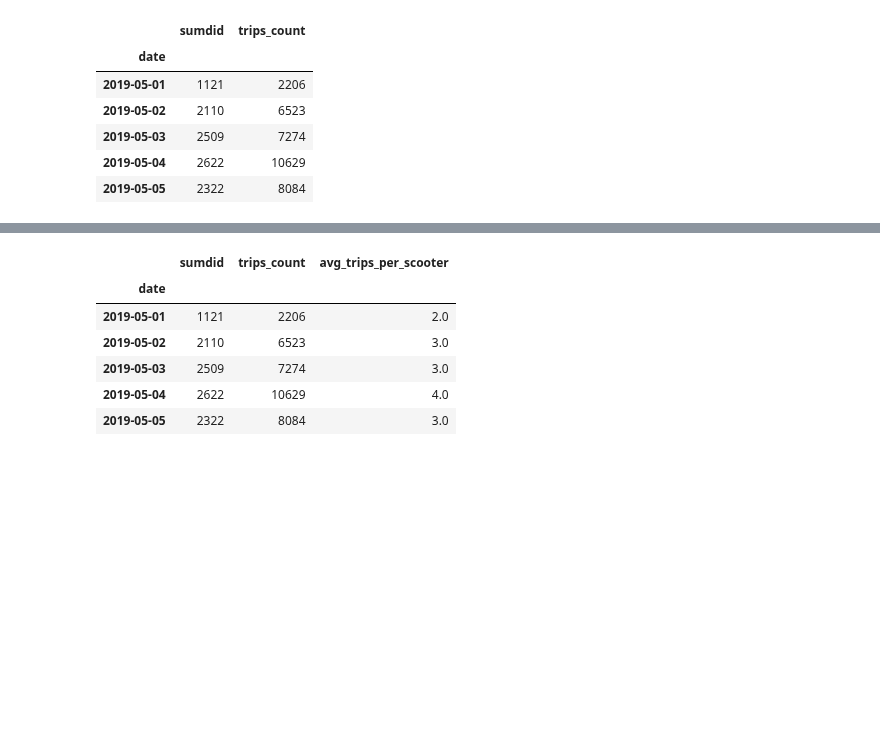
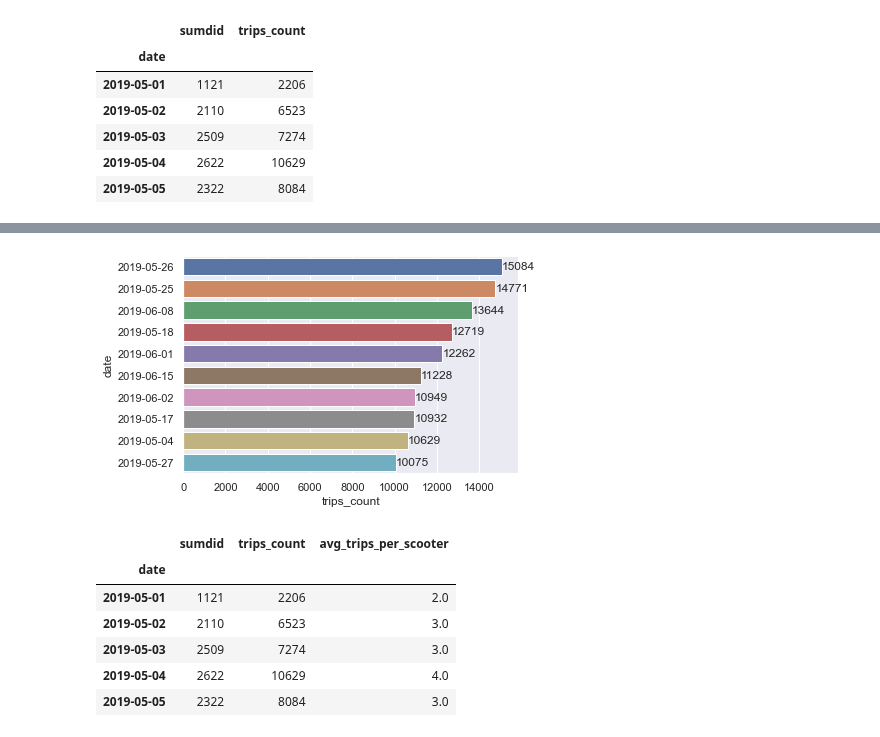
Before and after one commit to NSS-Data-Analytics-Cohort-10/scooters-group-2, a Jupyter notebook: notebooks/scooters.ipynb, the cells around one changed output, grey strips where cells are left out. Saved outputs shown, nothing was run; the diff lists cells and outputs as text; code cells hidden in the pictures; blank space fills up the shorter version.

```diff
--- a/notebooks/scooters.ipynb
+++ b/notebooks/scooters.ipynb
@@ -567,3 +568,7 @@ grouped_use_tpd.head()
 | 2019-05-03 | 2509 | 7274 |
 | 2019-05-04 | 2622 | 10629 |
 | 2019-05-05 | 2322 | 8084 |
+# %%
+max_use_tpd = use_per_day.groupby('date').agg({'trips_count': np.sum}).nlargest(10, 'trips_count')
+max_use_tpd.reset_index(inplace=True)
+max_use_tpd.head()
@@ -570,3 +582,9 @@ grouped_use_tpd.head()
+# %%
+ax = sns.barplot(data=max_use_tpd, x='trips_count', y='date')
+ax.bar_label(ax.containers[0])
+plt.savefig('top_10_trips_per_day')
+# %% [output]
+[figure, added]
 # %%
 #add column of average daily trips/total scooters
 grouped_use_tpd['avg_trips_per_scooter'] = round(grouped_use_tpd['trips_count']/grouped_use_tpd['sumdid'])
```
Also changed, not shown: parts of 13 cells of this notebook, 9 other files.
